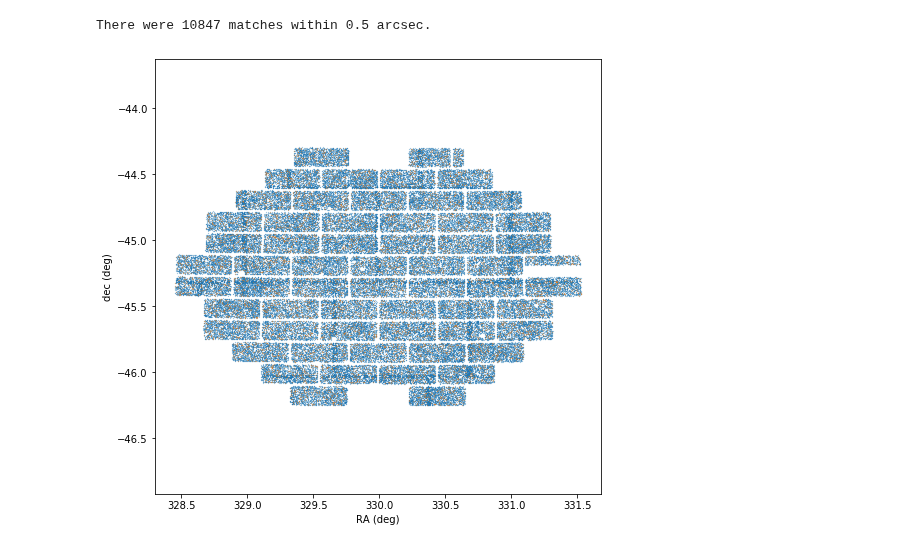
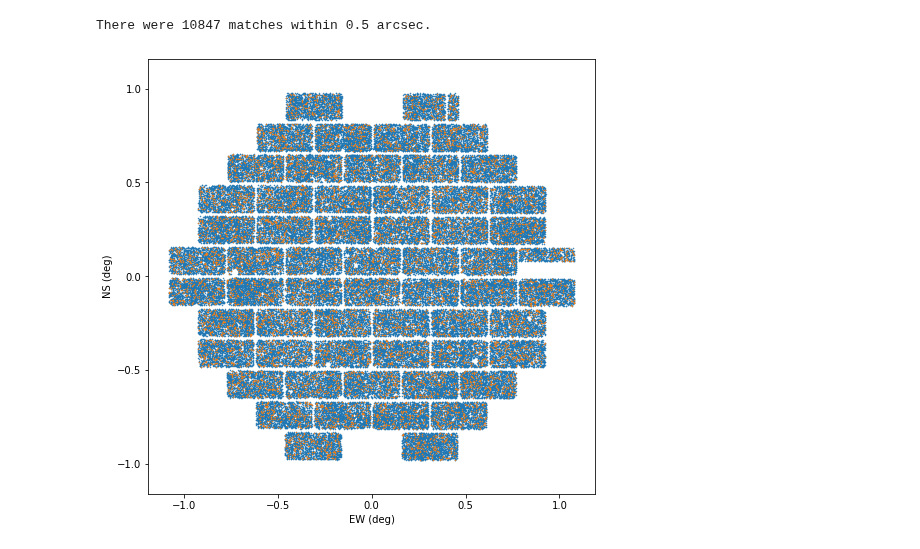
Before and after one commit to FoxFortino/DESworkspace, a Jupyter notebook: testinGAIA.ipynb, the cells around one changed output. Drawn from its saved outputs; the diff is of its cells as text; code cells hidden in the pictures.

```diff
--- a/testinGAIA.ipynb
+++ b/testinGAIA.ipynb
@@ -42,6 +75,7 @@ pos_tab = tb.Table.read("../y6a1.exposures.positions.fits.gz", hdu=1)
 pos_tab = pos_tab[pos_tab["expnum"] == expNum]
 ra0 = pos_tab["ra"][0]
 dec0 = pos_tab["dec"][0]
+obs0 = pos_tab["mjd_mid"][0]
 # %%
 """Find all tiles that our exposure is a part of."""
 tiles_tab = tb.Table.read("../expnum_tile.fits.gz")
@@ -63,7 +97,7 @@ print(f"Exposure: {expNum}")
 print(f"Band: {np.unique(DES_tab['BAND'])[0]}")
 print(f"Number of objects: {len(DES_tab)}")
 
-DES_obs = Time(pos_tab["mjd_mid"][0], format="mjd", scale="tcb")
+DES_obs = Time(obs0, format="mjd", scale="tcb")
 DES_ra = np.array(DES_tab["NEW_RA"])*u.deg
 DES_dec = np.array(DES_tab["NEW_DEC"])*u.deg
 DES_err = np.array(DES_tab["ERRAWIN_WORLD"])*u.deg
@@ -123,22 +163,38 @@ tol = 0.5*u.arcsec
 ind_GAIA = np.where(sep2d < tol)[0]
 ind_DES = idx[ind_GAIA]
 
-X_GAIA = X_GAIA[ind_GAIA]
-
 print(f"There were {ind_GAIA.size} matches within {tol}.")
 # %% [output]
 There were 10847 matches within 0.5 arcsec.
+# %%
+"""Gnomonic projection for DES and GAIA stars."""
+def gnomonicProjection(X, RA0=ra0, dec0=dec0, rot=0):
+    pole = co.SkyCoord(RA0, dec0, unit='deg', frame='icrs')
+    frame = pole.skyoffset_frame(rotation=co.Angle(rot, unit='deg'))
+
+    s = X.transform_to(frame)
+
+    # Get 3 components on unit sphere
+    x = np.cos(s.lat.radian)*np.cos(s.lon.radian)
+    y = np.cos(s.lat.radian)*np.sin(s.lon.radian)
+    z = np.sin(s.lat.radian)
+    out_x = y/x * (180. / np.pi)
+    out_y = z/x * (180. / np.pi)
+    return np.array([out_x, out_y]).T
+
+X_gn_DES = gnomonicProjection(X_DES) * u.deg
+X_gn_GAIA = gnomonicProjection(X_GAIA) * u.deg
 # %%
 plt.figure(figsize=(8, 8))
 plt.scatter(
-    X_DES.ra, X_DES.dec,
-    marker=".", s=0.1)
+    *X_gn_DES.T,
+    marker=".", s=1)
 plt.scatter(
-    X_GAIA.ra, X_GAIA.dec,
-    marker=".", s=0.1)
-plt.xlabel("RA (deg)")
-plt.ylabel("dec (deg)")
+    *X_gn_GAIA[ind_GAIA].T,
+    marker=".", s=1)
+plt.xlabel("EW (deg)")
+plt.ylabel("NS (deg)")
 plt.axis("equal")
 plt.show()
 # %% [output]
-[figure, old version]
+[figure, new version]
```
Also changed, not shown: parts of 22 cells of this notebook, 1 other file.
